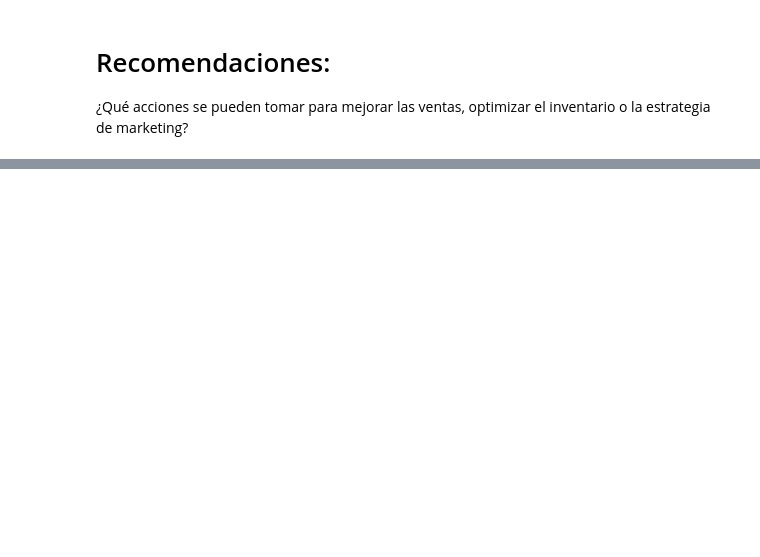
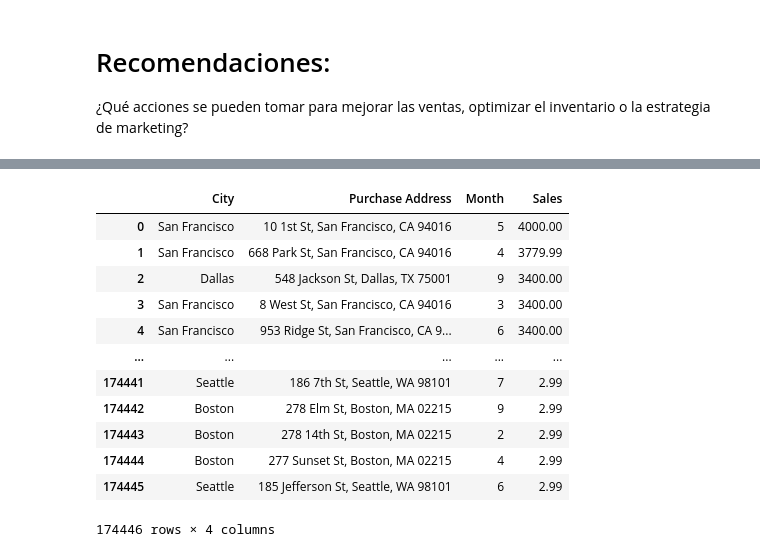
Before and after one commit to AlejoRam05/Bootcamp_Final_Project, a Jupyter notebook: salesData.ipynb, the cells around one changed output, grey strips where cells are left out. Saved outputs shown, nothing was run; the diff lists cells and outputs as text; code cells hidden in the pictures; blank space fills up the shorter version.

```diff
--- a/salesData.ipynb
+++ b/salesData.ipynb
@@ -404,0 +441,17 @@ sales_copy.describe()
+# %%
+clientes_frecuentes = sales_copy.groupby(["City", "Purchase Address", "Month"])["Sales"].sum().sort_values(ascending=False).reset_index()
+clientes_frecuentes
+# %% [output]
+|  | City | Purchase Address | Month | Sales |
+| 0 | San Francisco | 10 1st St, San Francisco, CA 94016 | 5 | 4000.00 |
+| 1 | San Francisco | 668 Park St, San Francisco, CA 94016 | 4 | 3779.99 |
+| 2 | Dallas | 548 Jackson St, Dallas, TX 75001 | 9 | 3400.00 |
+| 3 | San Francisco | 8 West St, San Francisco, CA 94016 | 3 | 3400.00 |
+| 4 | San Francisco | 953 Ridge St, San Francisco, CA 9... | 6 | 3400.00 |
+| ... | ... | ... | ... | ... |
+| 174441 | Seattle | 186 7th St, Seattle, WA 98101 | 7 | 2.99 |
+| 174442 | Boston | 278 Elm St, Boston, MA 02215 | 9 | 2.99 |
+| 174443 | Boston | 278 14th St, Boston, MA 02215 | 2 | 2.99 |
+| 174444 | Boston | 277 Sunset St, Boston, MA 02215 | 4 | 2.99 |
+| 174445 | Seattle | 185 Jefferson St, Seattle, WA 98101 | 6 | 2.99 |
+174446 rows × 4 columns
```
Also changed, not shown: parts of 18 cells of this notebook.
